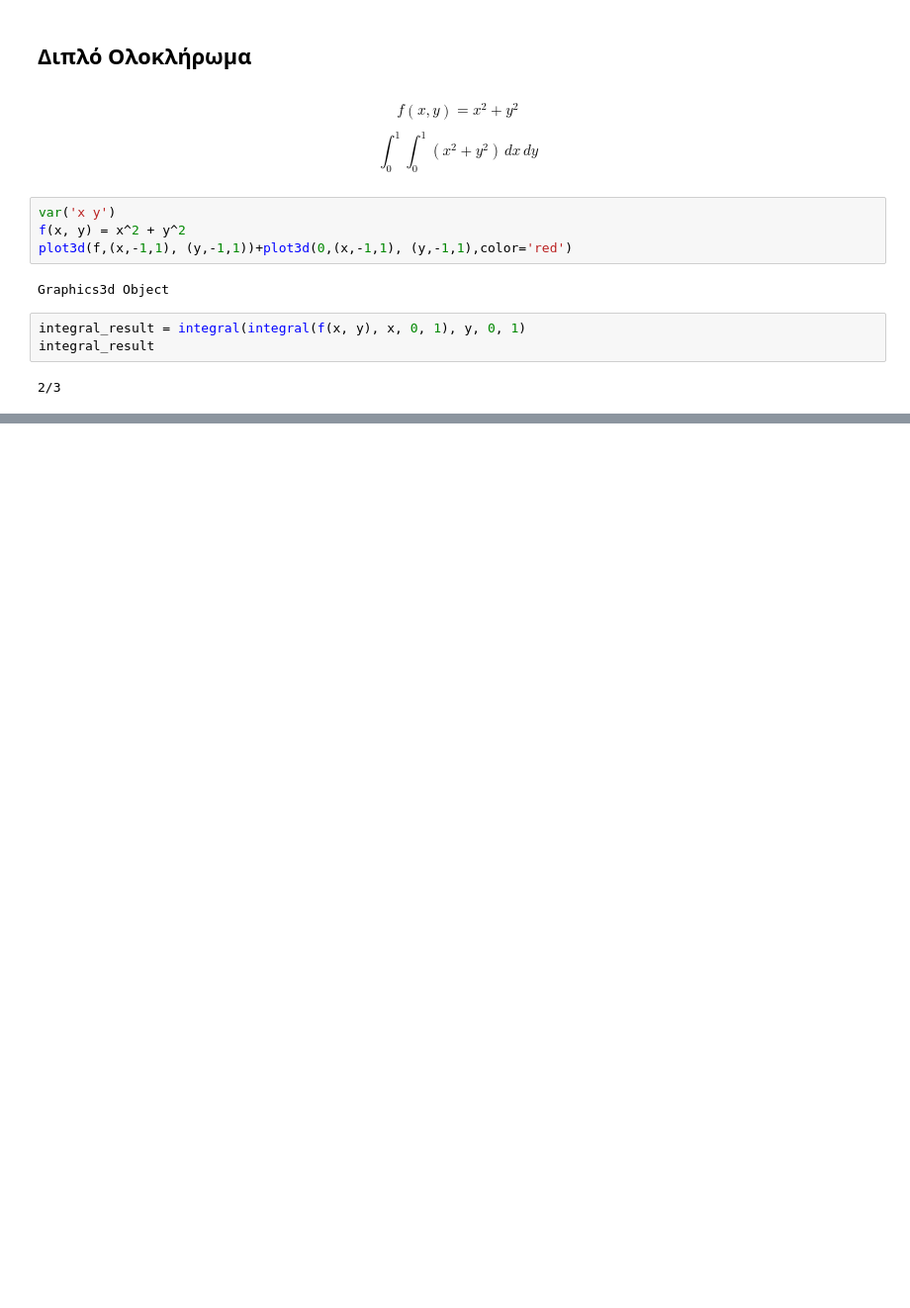
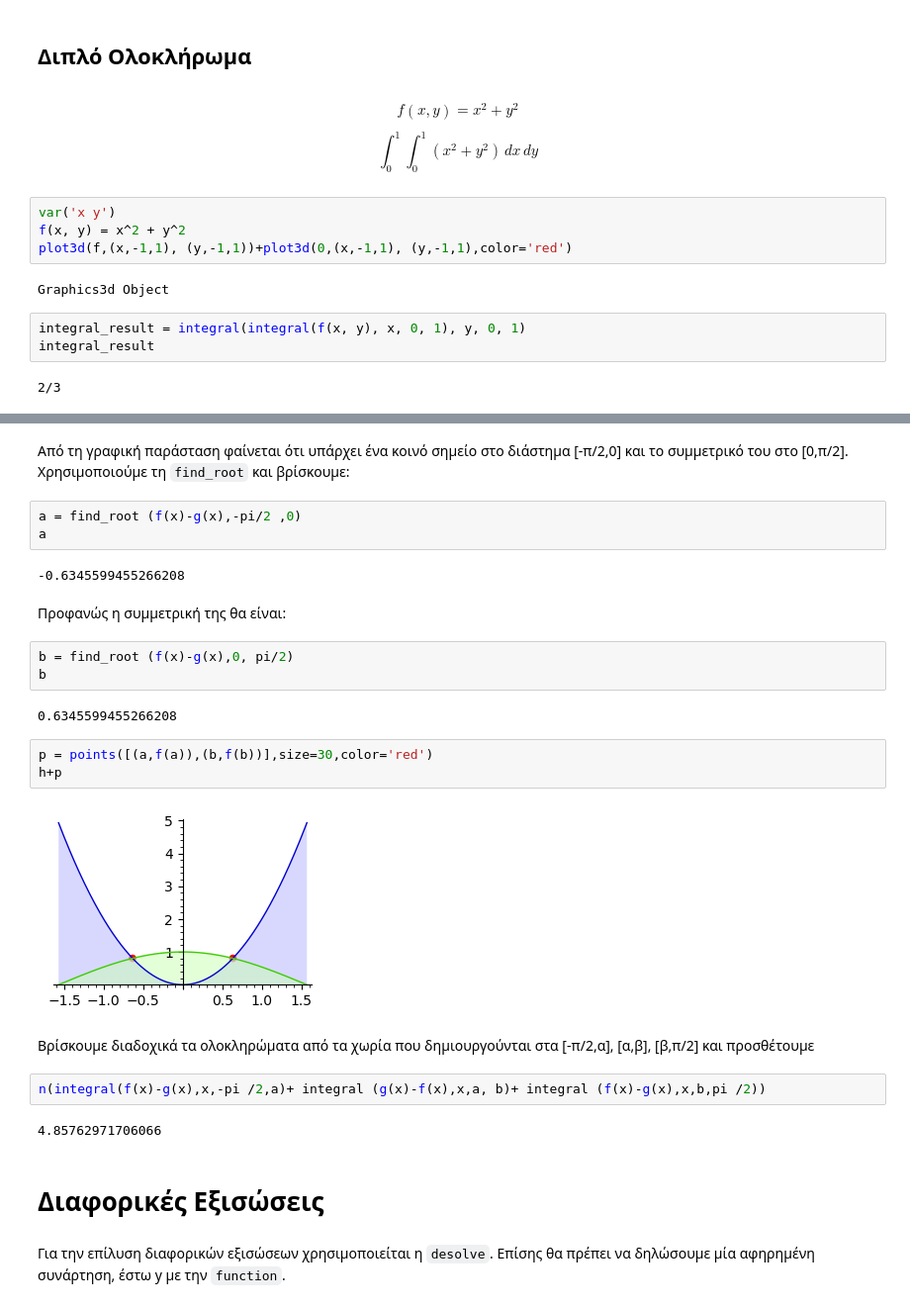
Before and after one commit to akontog/sagemath, a Jupyter notebook: notebooks/03. Λογισμός.ipynb, the cells around one changed output, grey strips where cells are left out. Shown at 99% size. Saved outputs shown, nothing was run; the diff lists cells and outputs as text; blank space fills up the shorter version.

```diff
--- a/notebooks/03. Λογισμός.ipynb
+++ b/notebooks/03. Λογισμός.ipynb
@@ -472,0 +497,29 @@ integral_result
+# %% [markdown]
+Από τη γραφική παράσταση φαίνεται ότι υπάρχει ένα κοινό σημείο στο διάστημα [-π/2,0] και το συμμετρικό του στο [0,π/2]. Χρησιμοποιούμε τη `find_root` και βρίσκουμε:
+# %%
+a = find_root (f(x)-g(x),-pi/2 ,0)
+a
+# %% [output]
+-0.6345599455266208
+# %% [markdown]
+Προφανώς η συμμετρική της θα είναι:
+# %%
+b = find_root (f(x)-g(x),0, pi/2)
+b
+# %% [output]
+0.6345599455266208
+# %%
+p = points([(a,f(a)),(b,f(b))],size=30,color='red')
+h+p
+# %% [output]
+[figure, added]
+# %% [markdown]
+Βρίσκουμε διαδοχικά τα ολοκληρώματα από τα χωρία που δημιουργούνται στα [-π/2,α], [α,β], [β,π/2] και προσθέτουμε
+# %%
+n(integral(f(x)-g(x),x,-pi /2,a)+ integral (g(x)-f(x),x,a, b)+ integral (f(x)-g(x),x,b,pi /2))
+# %% [output]
+4.85762971706066
+# %% [markdown]
+# Διαφορικές Εξισώσεις
+# %% [markdown]
+Για την επίλυση διαφορικών εξισώσεων χρησιμοποιείται η `desolve`. Επίσης θα πρέπει να δηλώσουμε μία αφηρημένη συνάρτηση, έστω y με την `function`.
```
Also changed, not shown: parts of 15 cells of this notebook.
